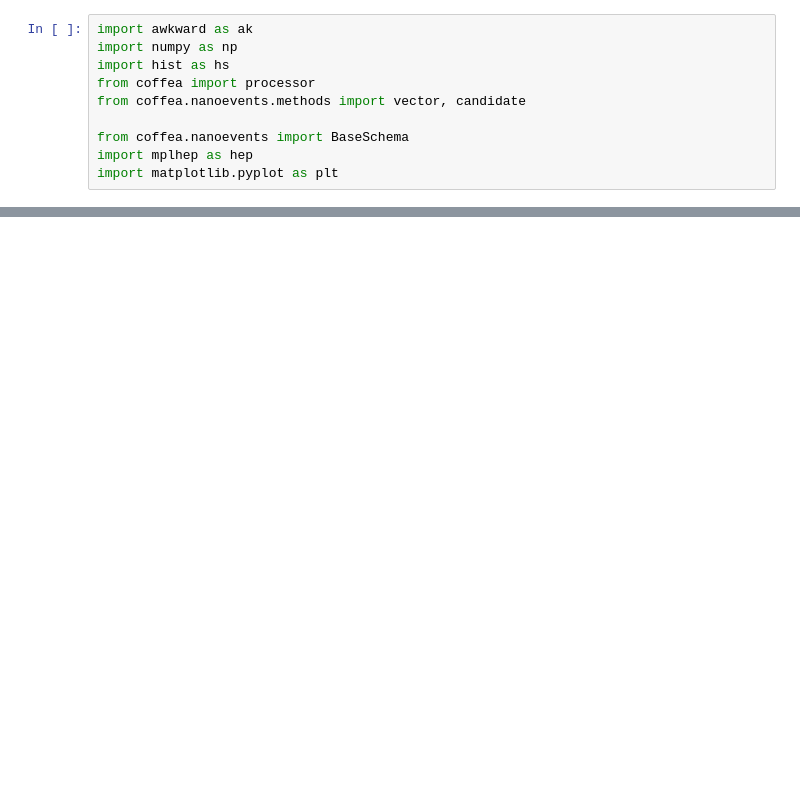
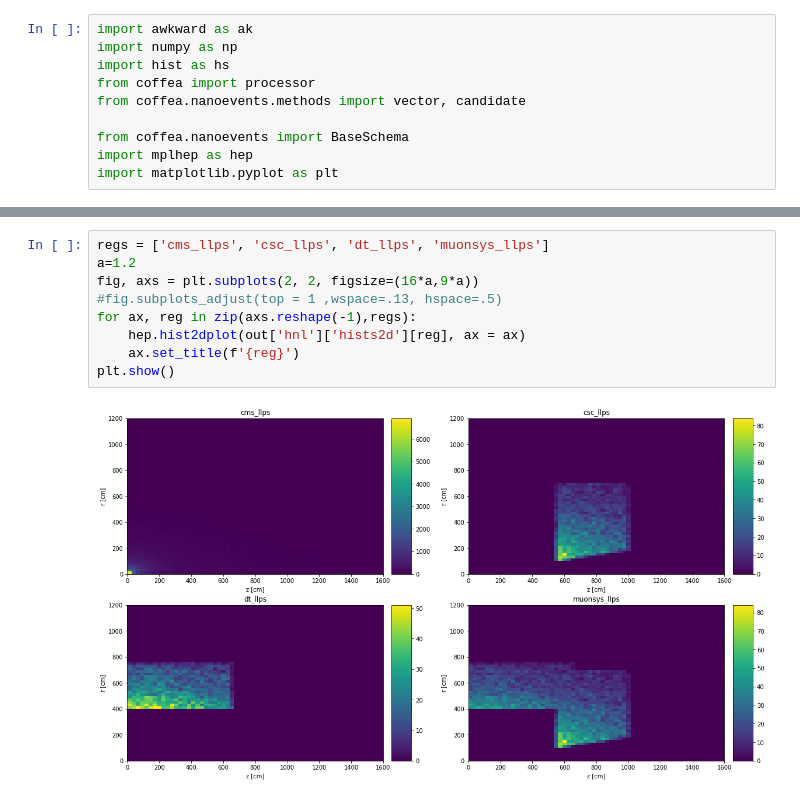
Before and after one commit to AnthonyAportela/LLPs, a Jupyter notebook: notebooks/Bplus/LLP_ntuple_processor.ipynb, the cells around one changed output, grey strips where cells are left out. Drawn from its saved outputs; the diff is of its cells as text; blank space fills up the shorter version.

```diff
--- a/notebooks/Bplus/LLP_ntuple_processor.ipynb
+++ b/notebooks/Bplus/LLP_ntuple_processor.ipynb
@@ -389,0 +468,11 @@ for region in out['hnl']['hists2d']:
+# %%
+regs = ['cms_llps', 'csc_llps', 'dt_llps', 'muonsys_llps']
+a=1.2
+fig, axs = plt.subplots(2, 2, figsize=(16*a,9*a))
+#fig.subplots_adjust(top = 1 ,wspace=.13, hspace=.5)
+for ax, reg in zip(axs.reshape(-1),regs):
+    hep.hist2dplot(out['hnl']['hists2d'][reg], ax = ax)
+    ax.set_title(f'{reg}')
+plt.show()
+# %% [output]
+[figure, added]
```
Also changed, not shown: parts of 10 cells of this notebook, 4 other files.
